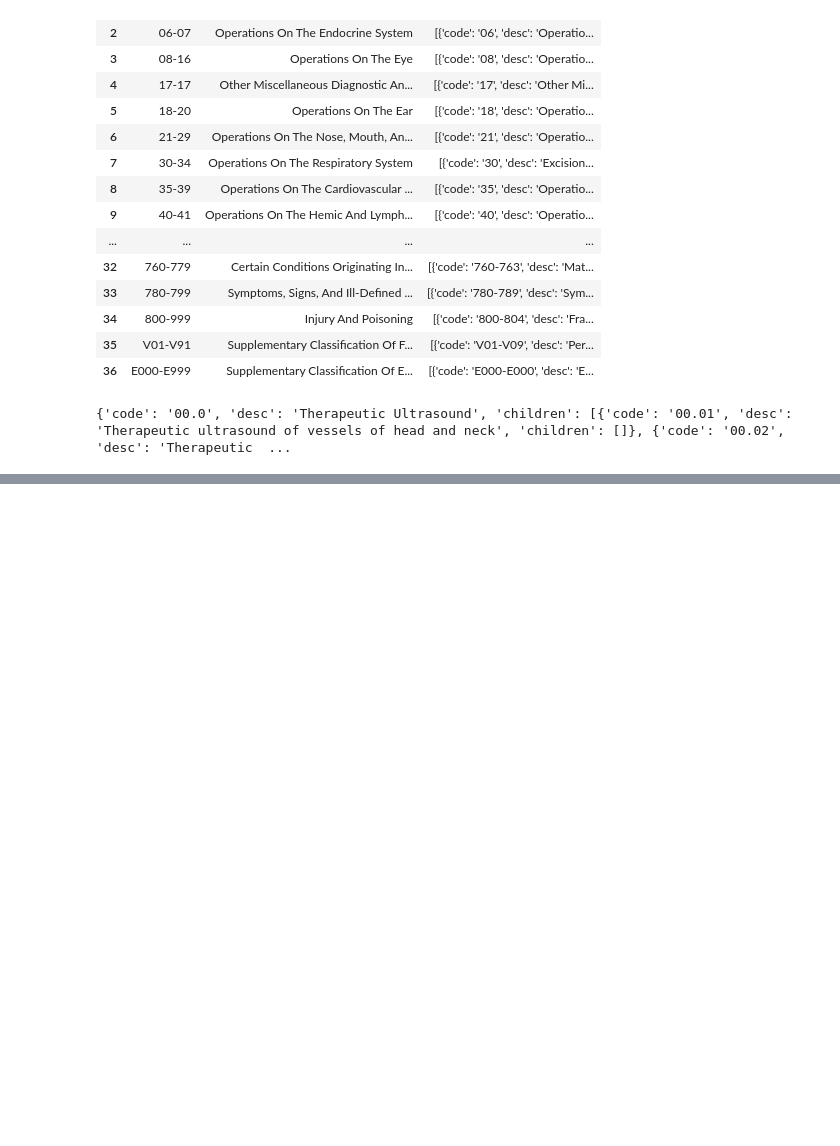
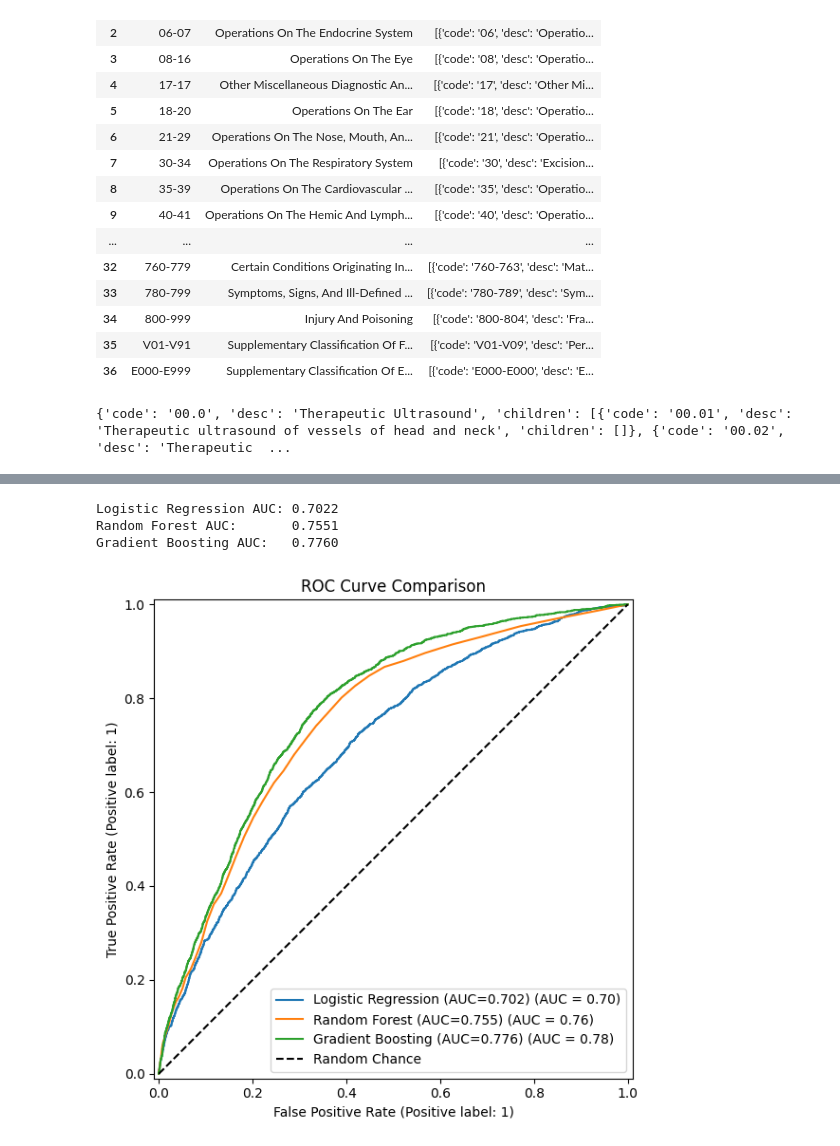
Before and after one commit to juhit101/Hospital-Readmission-Analytics, a Jupyter notebook: data.ipynb, the cells around one changed output, grey strips where cells are left out. Cells and saved outputs as stored; diff of their text form; code cells hidden in the pictures; blank space fills up the shorter version.

Commit message:
Finished building the models, hyperparameter tuning, and SHAP analysis

```diff
--- a/data.ipynb
+++ b/data.ipynb
@@ -304,0 +461,7 @@ icd_code_df.to_csv('icd_code.csv')
+# %%
+from sklearn.linear_model import LogisticRegression
+from sklearn.ensemble import RandomForestClassifier, GradientBoostingClassifier
+
+lr = LogisticRegression(max_iter=1000, random_state=42)
+lr.fit(X_train_scaled, y_train)
+print("Logistic Regression done")
@@ -304,0 +470,4 @@ icd_code_df.to_csv('icd_code.csv')
+# %%
+rf = RandomForestClassifier(n_estimators=100, random_state=42)
+rf.fit(X_train, y_train)
+print("Random Forest done")
@@ -304,0 +476,4 @@ icd_code_df.to_csv('icd_code.csv')
+# %%
+gb = GradientBoostingClassifier(n_estimators=100, random_state=42)
+gb.fit(X_train, y_train)
+print("Gradient Boosting done")
@@ -304,0 +482,12 @@ icd_code_df.to_csv('icd_code.csv')
+# %%
+from sklearn.metrics import classification_report, confusion_matrix, roc_auc_score, RocCurveDisplay
+import matplotlib.pyplot as plt
+
+lr_preds = lr.predict(X_test_scaled)
+lr_probs = lr.predict_proba(X_test_scaled)[:, 1]
+
+rf_preds = rf.predict(X_test)
+rf_probs = rf.predict_proba(X_test)[:, 1]
+
+gb_preds = gb.predict(X_test)
+gb_probs = gb.predict_proba(X_test)[:, 1]
@@ -304,0 +521,26 @@ icd_code_df.to_csv('icd_code.csv')
+# %%
+lr_auc = roc_auc_score(y_test, lr_probs)
+rf_auc = roc_auc_score(y_test, rf_probs)
+gb_auc = roc_auc_score(y_test, gb_probs)
+
+print(f"Logistic Regression AUC: {lr_auc:.4f}")
+print(f"Random Forest AUC:       {rf_auc:.4f}")
+print(f"Gradient Boosting AUC:   {gb_auc:.4f}")
+# %% [output]
+Logistic Regression AUC: 0.7022
+Random Forest AUC:       0.7551
+Gradient Boosting AUC:   0.7760
+# %%
+fig, ax = plt.subplots(figsize=(8, 6))
+
+RocCurveDisplay.from_predictions(y_test, lr_probs, name=f"Logistic Regression (AUC={lr_auc:.3f})", ax=ax)
+RocCurveDisplay.from_predictions(y_test, rf_probs, name=f"Random Forest (AUC={rf_auc:.3f})", ax=ax)
+RocCurveDisplay.from_predictions(y_test, gb_probs, name=f"Gradient Boosting (AUC={gb_auc:.3f})", ax=ax)
+
+ax.plot([0, 1], [0, 1], 'k--', label='Random Chance')
+ax.set_title("ROC Curve Comparison")
+ax.legend()
+plt.tight_layout()
+plt.show()
+# %% [output]
+[figure, added]
```
Also changed, not shown: parts of 36 cells of this notebook.
